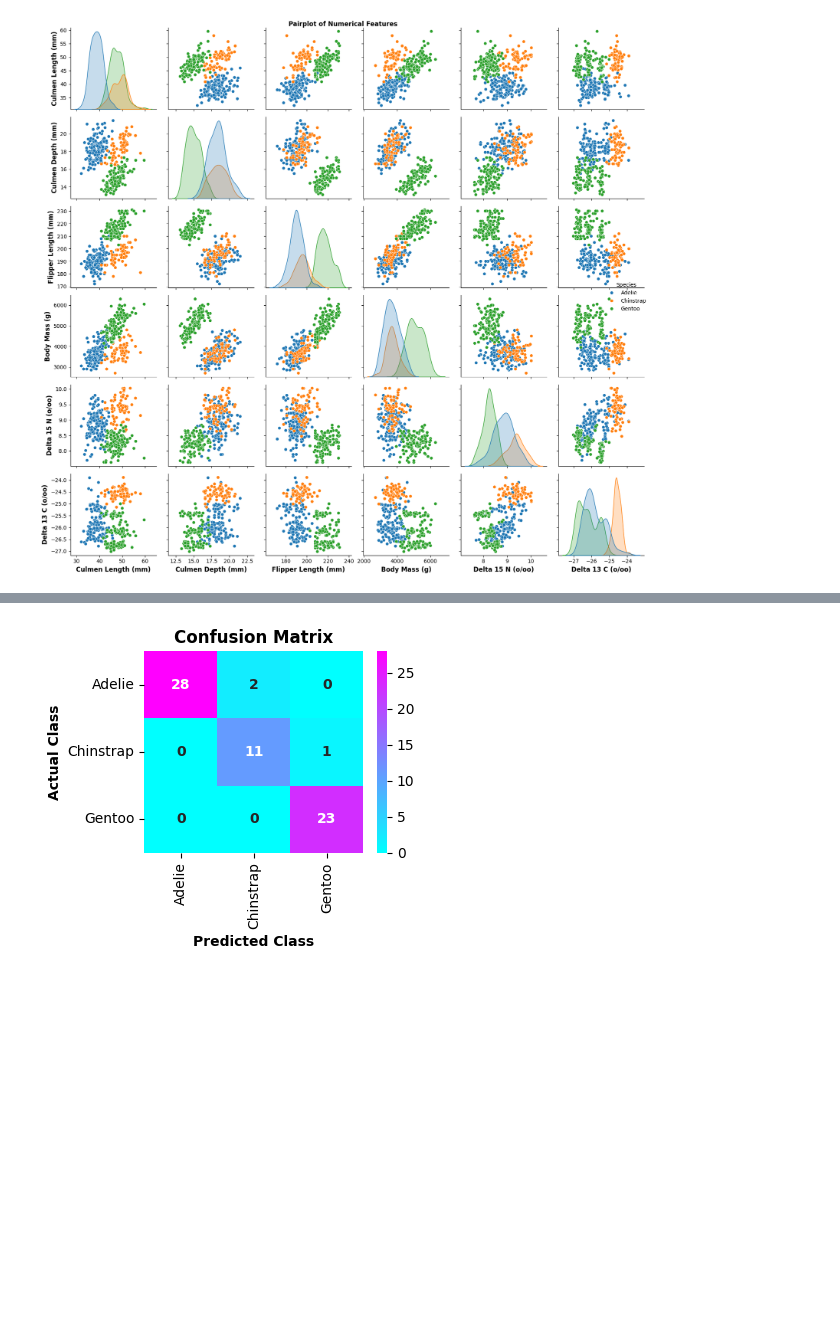
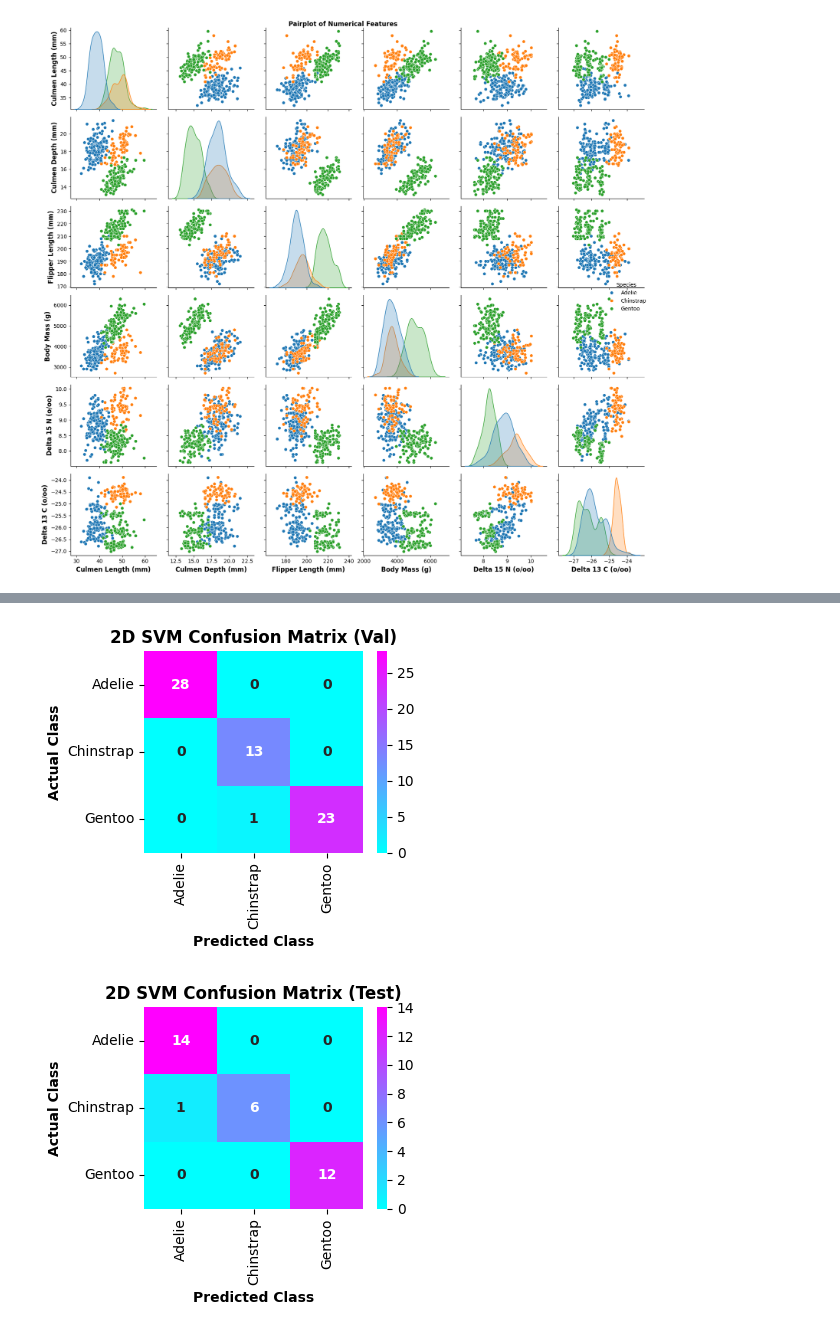
Before and after one commit to Habiburr0hman/penguin-classification, a Jupyter notebook: svm.ipynb, the cells around one changed output, grey strips where cells are left out. Cells and saved outputs as stored; diff of their text form; code cells hidden in the pictures; blank space fills up the shorter version.

```diff
--- a/svm.ipynb
+++ b/svm.ipynb
@@ -84,3 +90,4 @@ array(['Adelie', 'Chinstrap', 'Gentoo'], dtype=object)
 # %%
-categorical_cols = [col for col in df.columns if df[col].dtype == 'object']
-numeric_cols = [col for col in df.columns if df[col].dtype in ('int64', 'float64')]
+categorical_cols = [col for col in df.columns if df[col].dtype == 'object' and col != 'Species']
+ordinal_encoder = OrdinalEncoder()
+df[categorical_cols] = ordinal_encoder.fit_transform(df[categorical_cols])
@@ -106,6 +109 @@ def encode_category(x, order):
-# %%
-categorical_cols = [col for col in df.columns if df[col].dtype == 'object' and col != 'Species']
-for col in categorical_cols:
-    label_encoder = LabelEncoder()
-    df[col] = label_encoder.fit_transform(df[col])
 # %% [markdown]
@@ -125,7 +123,8 @@ plt.show()
 # %% [output]
 [figure]
 # %%
-cols = ['Culmen Length (mm)', 'Culmen Depth (mm)', 'Flipper Length (mm)', 'Body Mass (g)', 'Delta 15 N (o/oo)', 'Delta 13 C (o/oo)', 'Species']
+cols = ['Culmen Length (mm)', 'Culmen Depth (mm)', 'Flipper Length (mm)',
+        'Body Mass (g)', 'Delta 15 N (o/oo)', 'Delta 13 C (o/oo)', 'Species']
 p = sns.pairplot(df[cols], kind='scatter', diag_kind='kde', corner=False, hue='Species',
              plot_kws={},
              diag_kws={'color': 'blue'})
@@ -206,21 +208,25 @@ Name: test_F1_macro, dtype: float64
 # %%
-def plot_confusion_matrix(cm, class_names, figsize, cmap, filename='cm'):
+def plot_confusion_matrix(cm, class_names, figsize, title, cmap, filename='cm'):
     plt.figure(figsize=figsize)
     p = sns.heatmap(cm, annot=True, fmt='d', annot_kws={'fontweight':'bold'}, cmap=cmap,
                     xticklabels=class_names, yticklabels=class_names)
     p.set_xticklabels(p.get_xticklabels(), rotation=90, fontsize = 10)
     p.set_yticklabels(p.get_yticklabels(), rotation=0, fontsize = 10)
     plt.xlabel('Predicted Class', fontweight='bold')
     plt.ylabel('Actual Class', fontweight='bold')
-    plt.title('Confusion Matrix', fontweight='bold')
+    plt.title(title, fontweight='bold')
     plt.tight_layout()
     # plt.savefig(os.path.join(OUTPUT_DIR, f'{filename}.png'))
     plt.show()
 
-model = models['c']
+model = models['SVM (C=10)']
 model.fit(X_train_scaled, y_train)
-y_pred = model.predict(X_test_scaled)
-cm = confusion_matrix(y_pred, y_test)
-plot_confusion_matrix(cm, species, (4, 3.5), 'cool')
+y_val_pred = model.predict(X_val_scaled)
+y_test_pred = model.predict(X_test_scaled)
+cm_val = confusion_matrix(y_val, y_val_pred)
+cm_test = confusion_matrix(y_test, y_test_pred)
+plot_confusion_matrix(cm_val, species, (4, 3.5), '2D SVM Confusion Matrix (Val)', 'cool')
+plot_confusion_matrix(cm_test, species, (4, 3.5), '2D SVM Confusion Matrix (Test)', 'cool')
 # %% [output]
-[figure, old version]
+[figure, new version]
+[figure, added]
```
Also changed, not shown: parts of 25 cells of this notebook.
